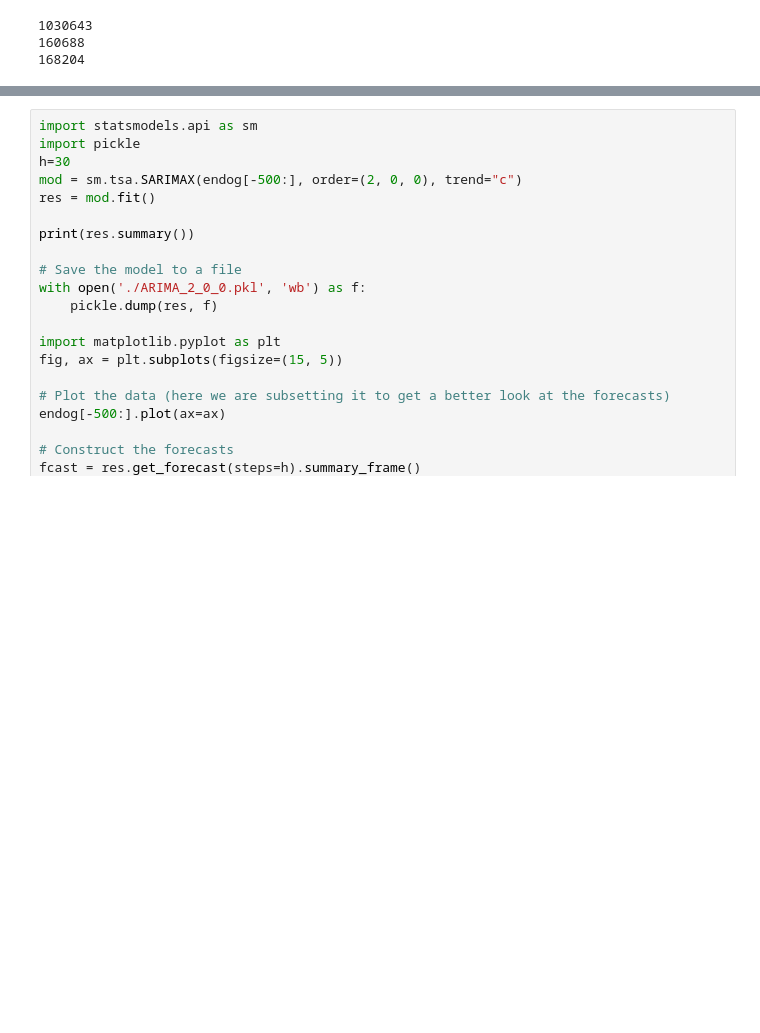
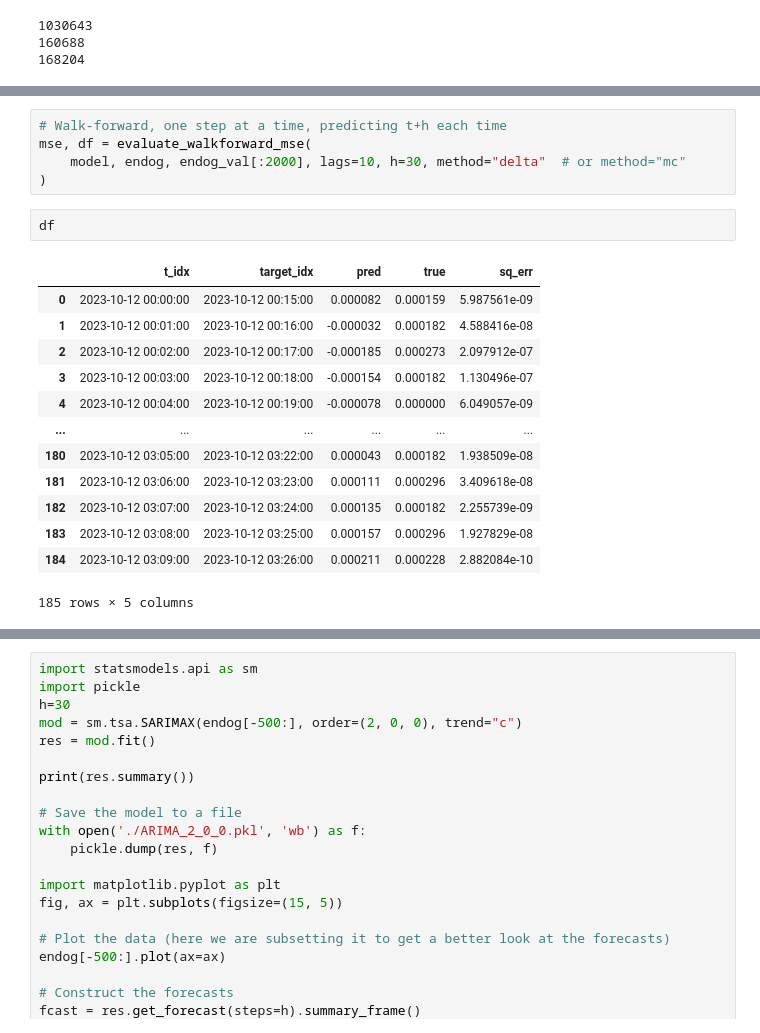
Before and after one commit to kht321/fx-ml-pipeline, a Jupyter notebook: notebooks/N02_kz_ARIMA.ipynb, the cells around one changed output, grey strips where cells are left out. Saved outputs shown, nothing was run; the diff lists cells and outputs as text; blank space fills up the shorter version.

```diff
--- a/notebooks/N02_kz_ARIMA.ipynb
+++ b/notebooks/N02_kz_ARIMA.ipynb
@@ -121,0 +339,21 @@ endog_test.index = X.loc[mask, 'time']
+# %%
+# Walk-forward, one step at a time, predicting t+h each time
+mse, df = evaluate_walkforward_mse(
+    model, endog, endog_val[:2000], lags=10, h=30, method="delta"  # or method="mc"
+)
+# %%
+df
+# %% [output]
+|  | t_idx | target_idx | pred | true | sq_err |
+| 0 | 2023-10-12 00:00:00 | 2023-10-12 00:15:00 | 0.000082 | 0.000159 | 5.987561e-09 |
+| 1 | 2023-10-12 00:01:00 | 2023-10-12 00:16:00 | -0.000032 | 0.000182 | 4.588416e-08 |
+| 2 | 2023-10-12 00:02:00 | 2023-10-12 00:17:00 | -0.000185 | 0.000273 | 2.097912e-07 |
+| 3 | 2023-10-12 00:03:00 | 2023-10-12 00:18:00 | -0.000154 | 0.000182 | 1.130496e-07 |
+| 4 | 2023-10-12 00:04:00 | 2023-10-12 00:19:00 | -0.000078 | 0.000000 | 6.049057e-09 |
+| ... | ... | ... | ... | ... | ... |
+| 180 | 2023-10-12 03:05:00 | 2023-10-12 03:22:00 | 0.000043 | 0.000182 | 1.938509e-08 |
+| 181 | 2023-10-12 03:06:00 | 2023-10-12 03:23:00 | 0.000111 | 0.000296 | 3.409618e-08 |
+| 182 | 2023-10-12 03:07:00 | 2023-10-12 03:24:00 | 0.000135 | 0.000182 | 2.255739e-09 |
+| 183 | 2023-10-12 03:08:00 | 2023-10-12 03:25:00 | 0.000157 | 0.000296 | 1.927829e-08 |
+| 184 | 2023-10-12 03:09:00 | 2023-10-12 03:26:00 | 0.000211 | 0.000228 | 2.882084e-10 |
+185 rows × 5 columns
```
Also changed, not shown: parts of 12 cells of this notebook.
